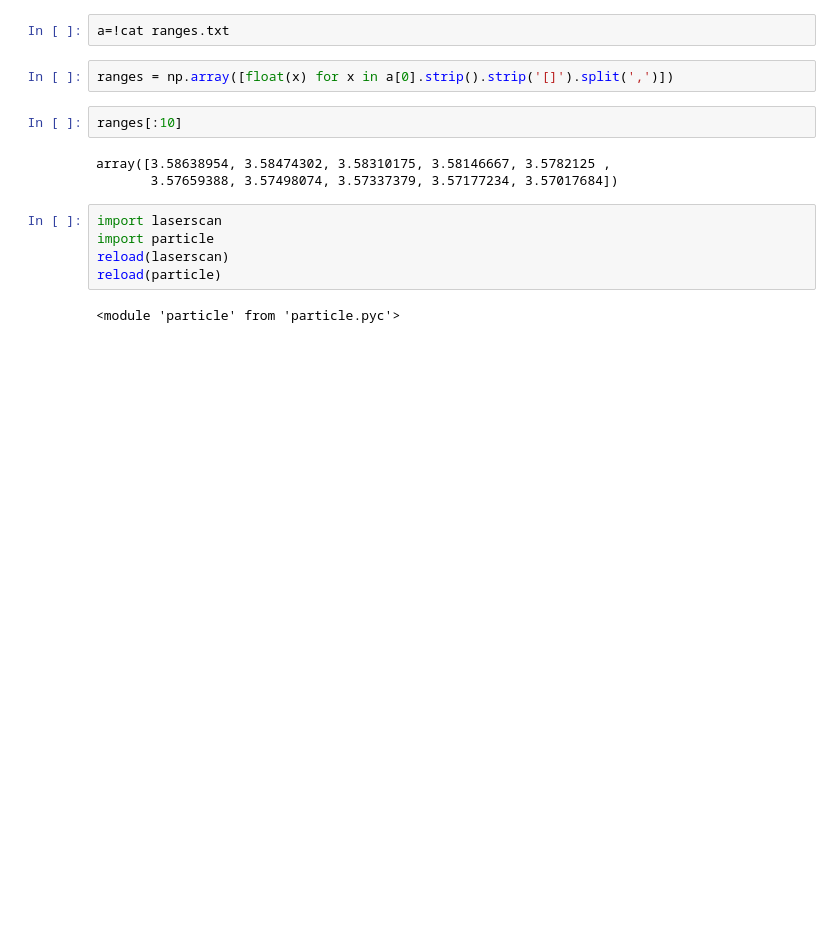
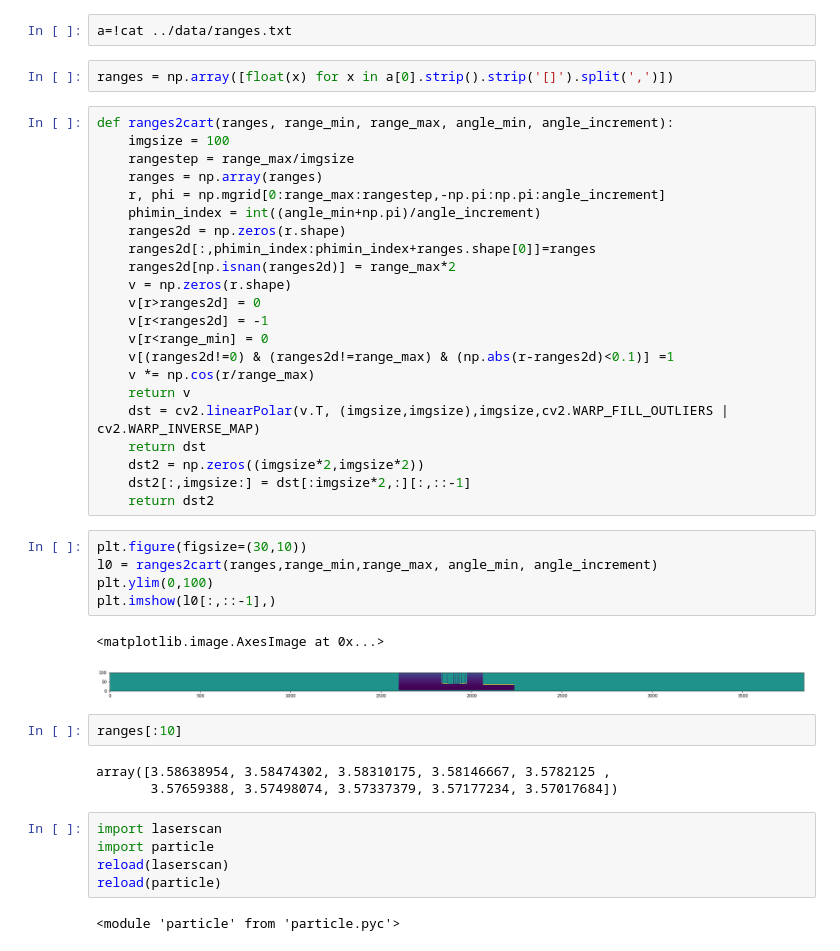
Before and after one commit to atilaromero/ros-explorer, a Jupyter notebook: ipynb/LaserScan.ipynb, the cells around one changed output. Saved outputs shown, nothing was run; the diff lists cells and outputs as text; blank space fills up the shorter version.

```diff
--- a/ipynb/LaserScan.ipynb
+++ b/ipynb/LaserScan.ipynb
@@ -11,9 +11,39 @@ angle_min= -0.521567881107
 angle_max= 0.524276316166
 angle_increment= 0.00163668883033
 # %%
-a=!cat ranges.txt
+a=!cat ../data/ranges.txt
 # %%
 ranges = np.array([float(x) for x in a[0].strip().strip('[]').split(',')])
+# %%
+def ranges2cart(ranges, range_min, range_max, angle_min, angle_increment):
+    imgsize = 100
+    rangestep = range_max/imgsize
+    ranges = np.array(ranges)
+    r, phi = np.mgrid[0:range_max:rangestep,-np.pi:np.pi:angle_increment]
+    phimin_index = int((angle_min+np.pi)/angle_increment)
+    ranges2d = np.zeros(r.shape)
+    ranges2d[:,phimin_index:phimin_index+ranges.shape[0]]=ranges
+    ranges2d[np.isnan(ranges2d)] = range_max*2
+    v = np.zeros(r.shape)
+    v[r>ranges2d] = 0
+    v[r<ranges2d] = -1
+    v[r<range_min] = 0
+    v[(ranges2d!=0) & (ranges2d!=range_max) & (np.abs(r-ranges2d)<0.1)] =1
+    v *= np.cos(r/range_max)
+    return v
+    dst = cv2.linearPolar(v.T, (imgsize,imgsize),imgsize,cv2.WARP_FILL_OUTLIERS | cv2.WARP_INVERSE_MAP)
+    return dst
+    dst2 = np.zeros((imgsize*2,imgsize*2))
+    dst2[:,imgsize:] = dst[:imgsize*2,:][:,::-1]
+    return dst2
+# %%
+plt.figure(figsize=(30,10))
+l0 = ranges2cart(ranges,range_min,range_max, angle_min, angle_increment)
+plt.ylim(0,100)
+plt.imshow(l0[:,::-1],)
+# %% [output]
+<matplotlib.image.AxesImage at 0x...>
+[figure, added]
 # %%
 ranges[:10]
 # %% [output]
```
